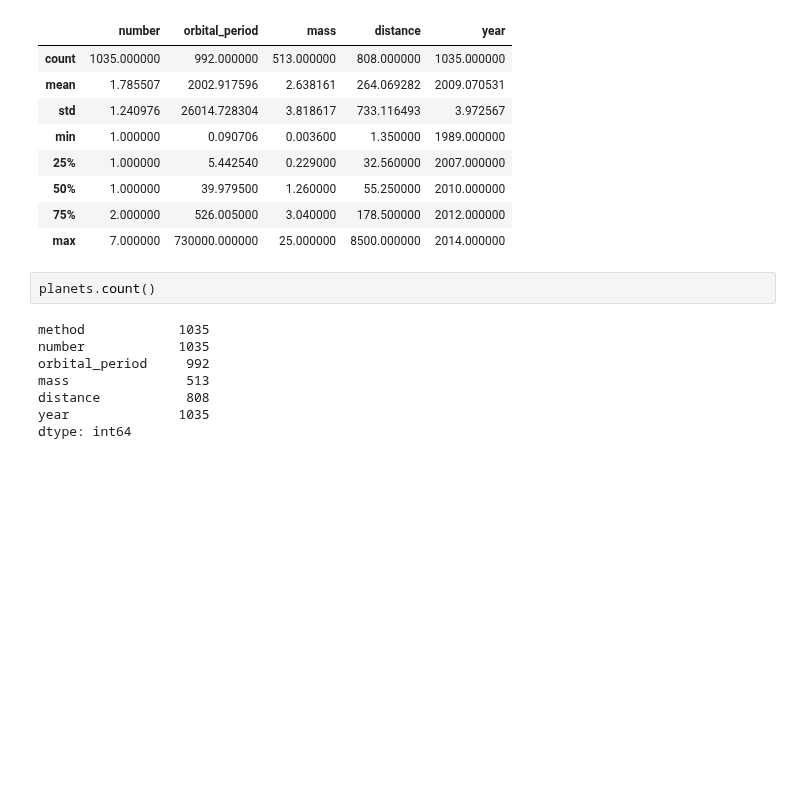
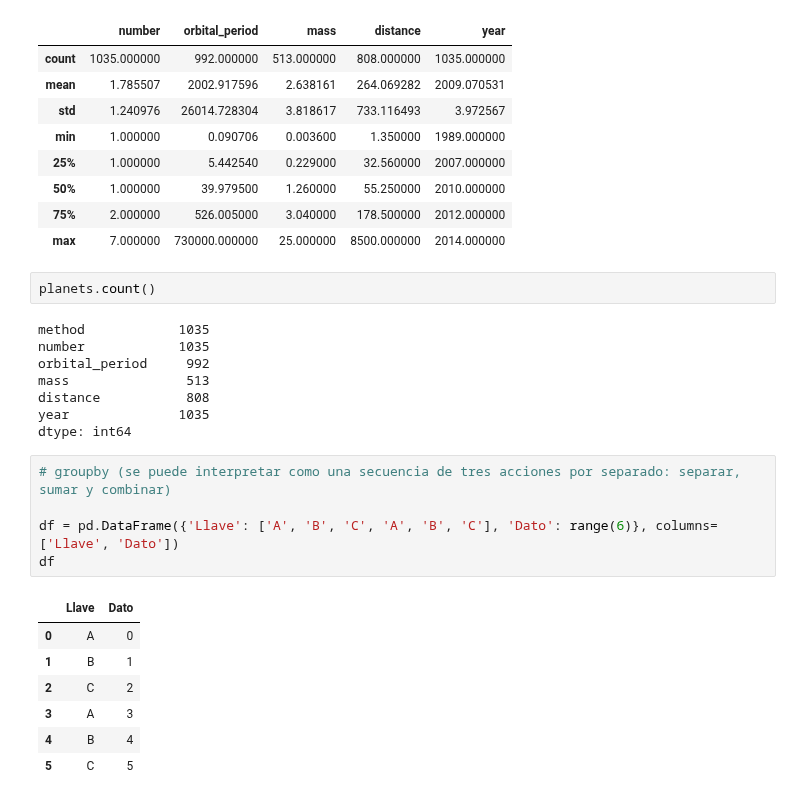
Before and after one commit to hugomorpar/Practicas_Clases, a Jupyter notebook: M3_Procesamiento_de_Datos.ipynb, the cells around one changed output. Cells and saved outputs as stored; diff of their text form; blank space fills up the shorter version.

```diff
--- a/M3_Procesamiento_de_Datos.ipynb
+++ b/M3_Procesamiento_de_Datos.ipynb
@@ -54,3 +56,16 @@ mass               513
 distance           808
 year              1035
 dtype: int64
+# %%
+# groupby (se puede interpretar como una secuencia de tres acciones por separado: separar, sumar y combinar)
+
+df = pd.DataFrame({'Llave': ['A', 'B', 'C', 'A', 'B', 'C'], 'Dato': range(6)}, columns=['Llave', 'Dato'])
+df
+# %% [output]
+|  | Llave | Dato |
+| 0 | A | 0 |
+| 1 | B | 1 |
+| 2 | C | 2 |
+| 3 | A | 3 |
+| 4 | B | 4 |
+| 5 | C | 5 |
```
Also changed, not shown: parts of 1 cell of this notebook.
